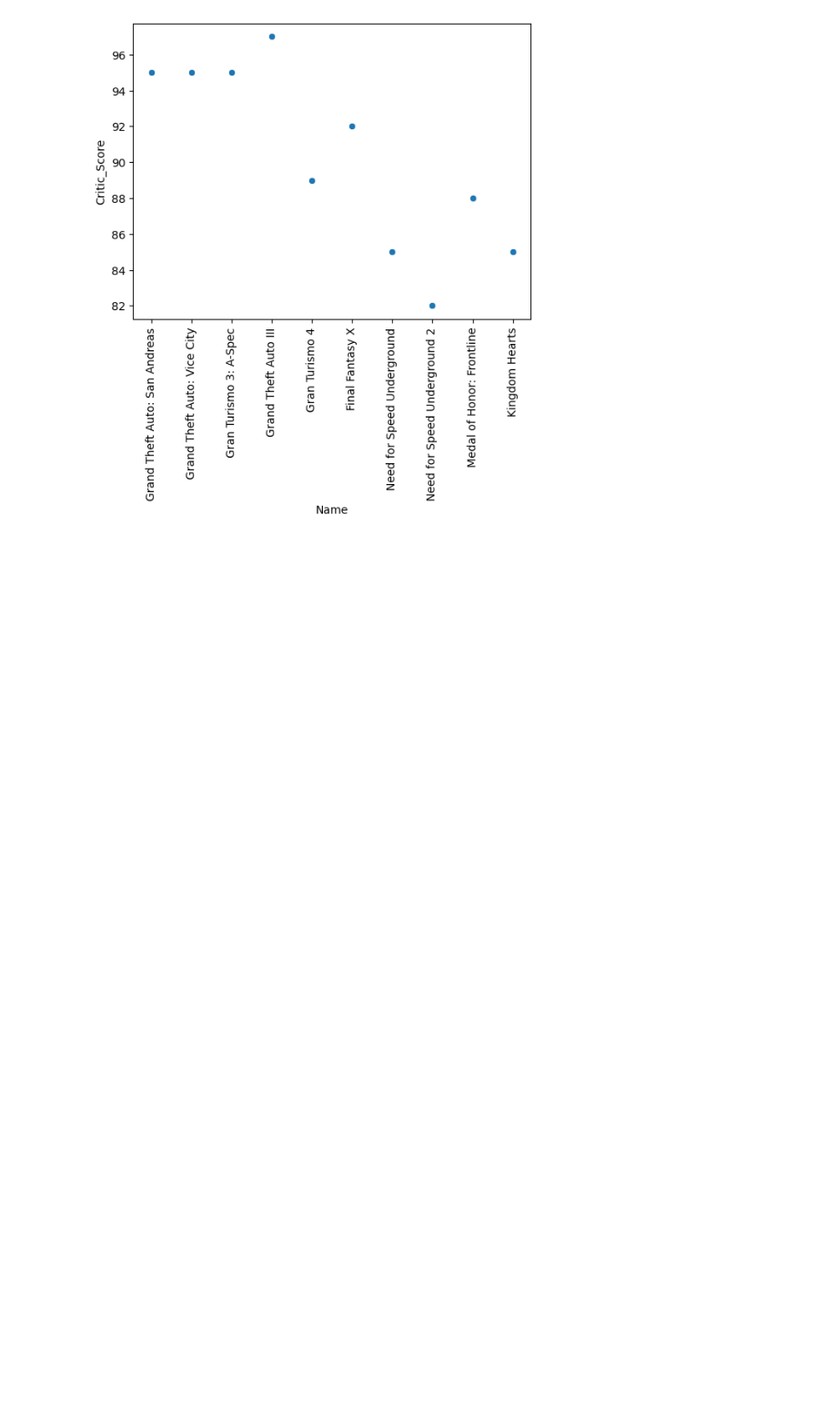
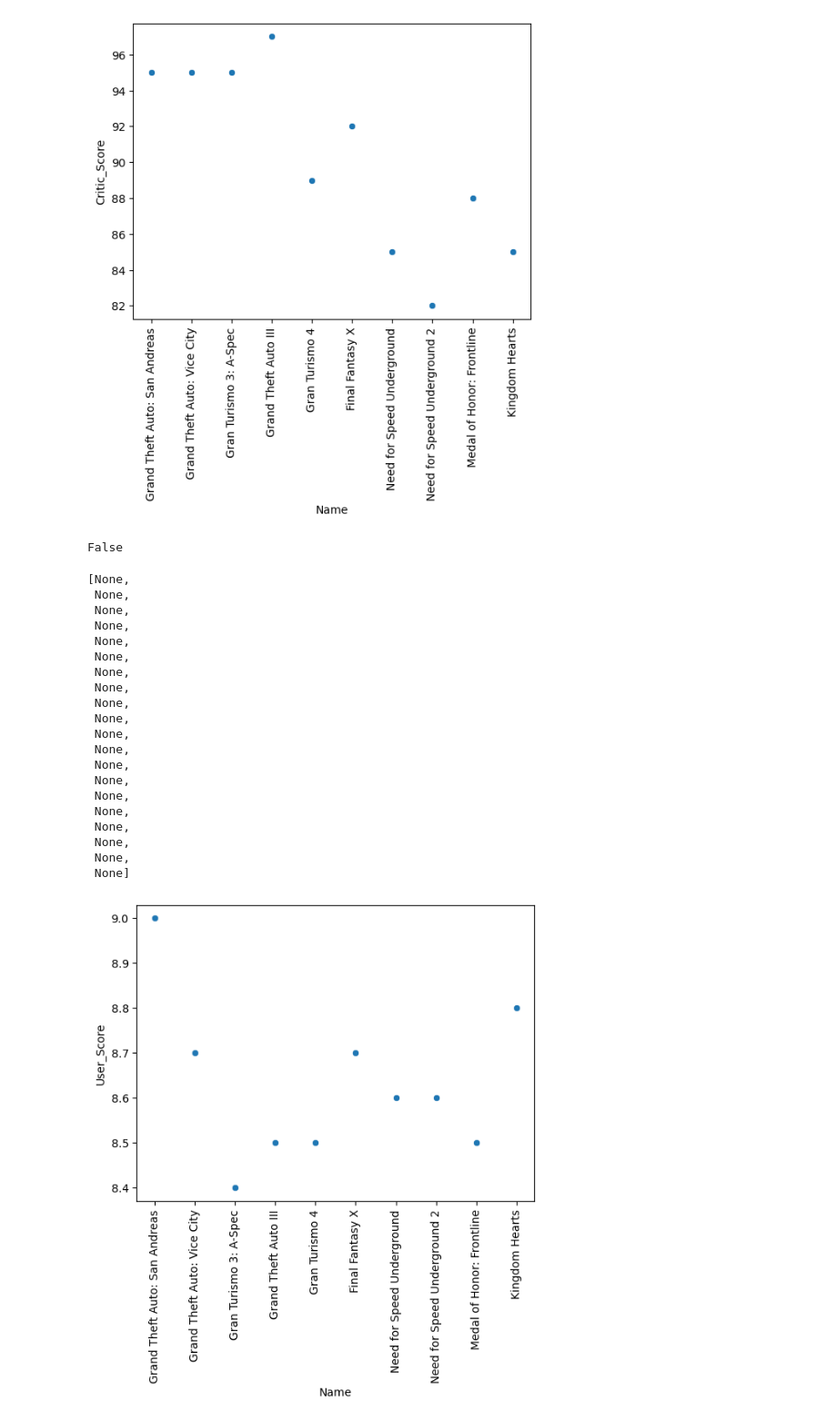
Before and after one commit to cristoforo93/ProyectoFinal, a Jupyter notebook: proyecto.ipynb, the cells around one changed output. Shown: that part at 91% size. Drawn from its saved outputs; the diff is of its cells as text; code cells hidden in the pictures; blank space fills up the shorter version.

```diff
--- a/proyecto.ipynb
+++ b/proyecto.ipynb
@@ -451,3 +452,40 @@ plt.setp(plot.get_xticklabels(),rotation=90)
  None,
  None]
 [figure]
+# %%
+ps2 = gamesales.loc[gamesales['Platform']=='PS2']
+print(
+    ps2['Global_Sales'].isnull().values.any()
+)
+ps2 = ps2.loc[ps2['User_Score'] != '']
+ps2['User_Score'] = ps2['User_Score'].astype('float')
+# %% [output]
+False
+# %%
+ps2 = ps2.loc[ps2['User_Score'].sort_values(ascending=False)>=8]
+plot = sb.scatterplot(data=ps2.iloc[:10],
+               x='Name',
+               y='User_Score')
+plt.setp(plot.get_xticklabels(),rotation=90)
+# %% [output]
+[None,
+ None,
+ None,
+ None,
+ None,
+ None,
+ None,
+ None,
+ None,
+ None,
+ None,
+ None,
+ None,
+ None,
+ None,
+ None,
+ None,
+ None,
+ None,
+ None]
+[figure, added]
```
Also changed, not shown: parts of 2 cells of this notebook, 3 other files.
